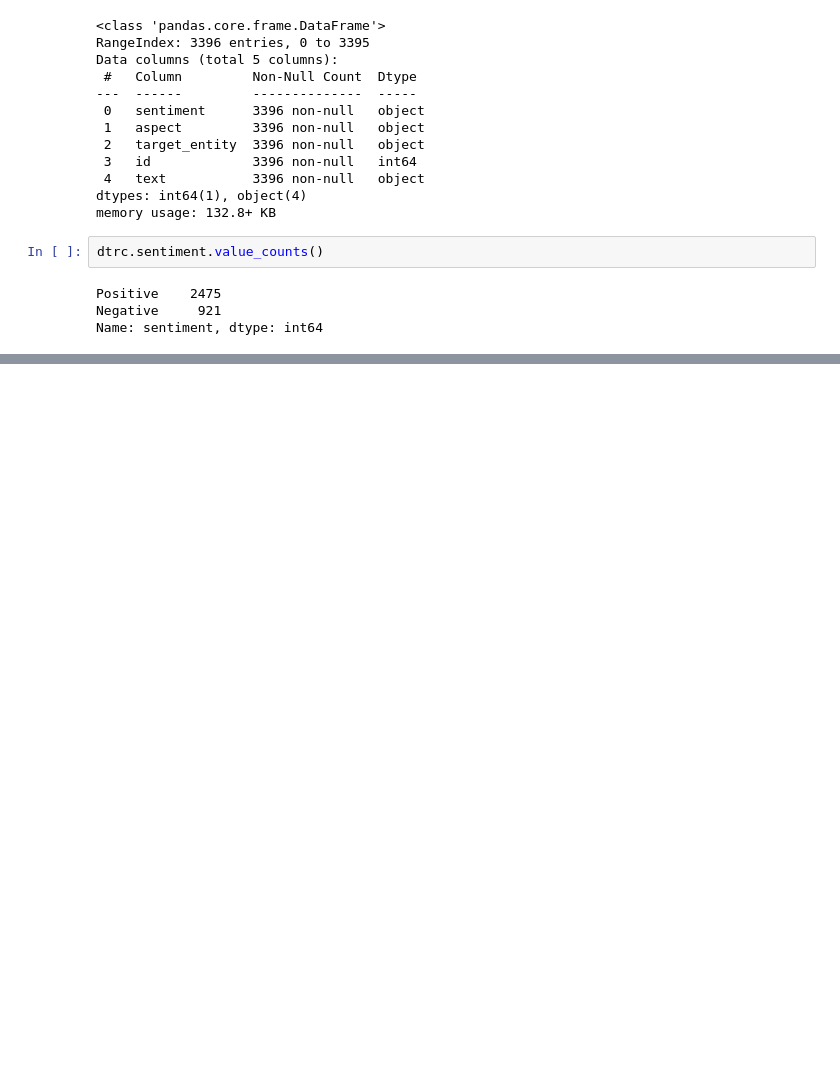
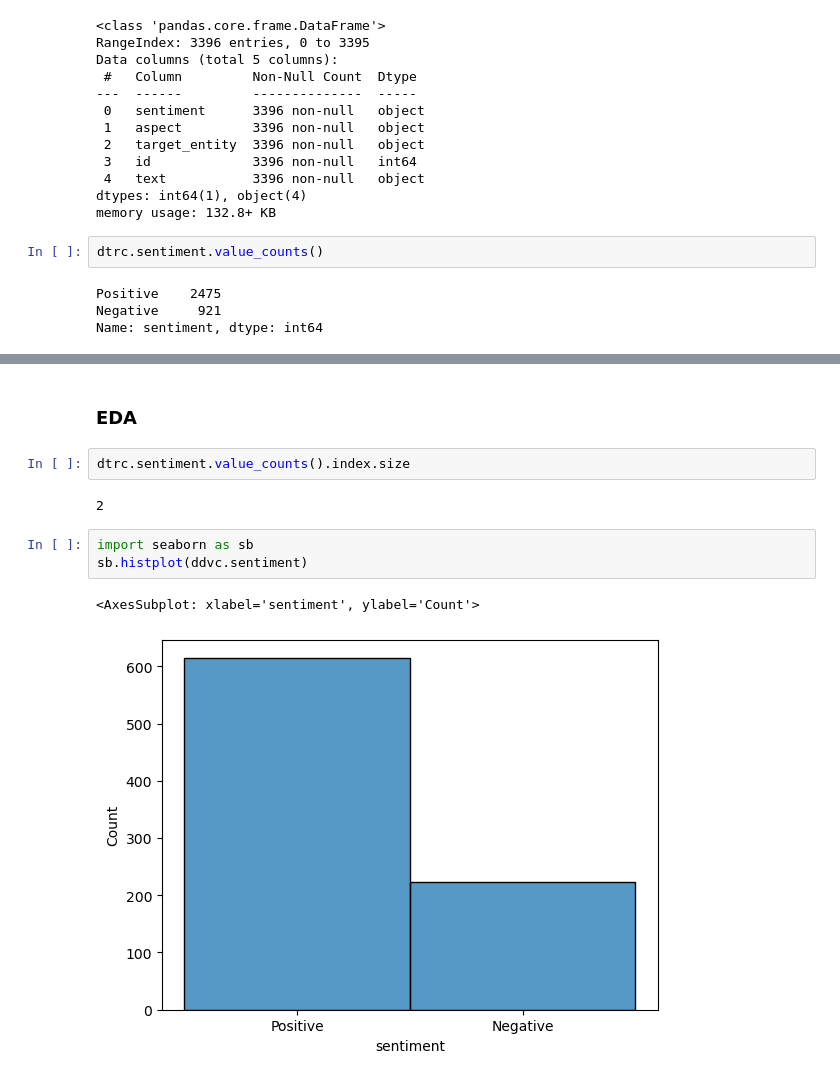
Before and after one commit to erdemkarakoylu/targeted_sentiment_nli, a Jupyter notebook: notebooks/eda_sentihood.ipynb, the cells around one changed output, grey strips where cells are left out. Saved outputs shown, nothing was run; the diff lists cells and outputs as text; blank space fills up the shorter version.

```diff
--- a/notebooks/eda_sentihood.ipynb
+++ b/notebooks/eda_sentihood.ipynb
@@ -106,0 +158,12 @@ Name: sentiment, dtype: int64
+# %% [markdown]
+### EDA
+# %%
+dtrc.sentiment.value_counts().index.size
+# %% [output]
+2
+# %%
+import seaborn as sb
+sb.histplot(ddvc.sentiment)
+# %% [output]
+<AxesSubplot: xlabel='sentiment', ylabel='Count'>
+[figure, added]
```
Also changed, not shown: parts of 9 cells of this notebook.
